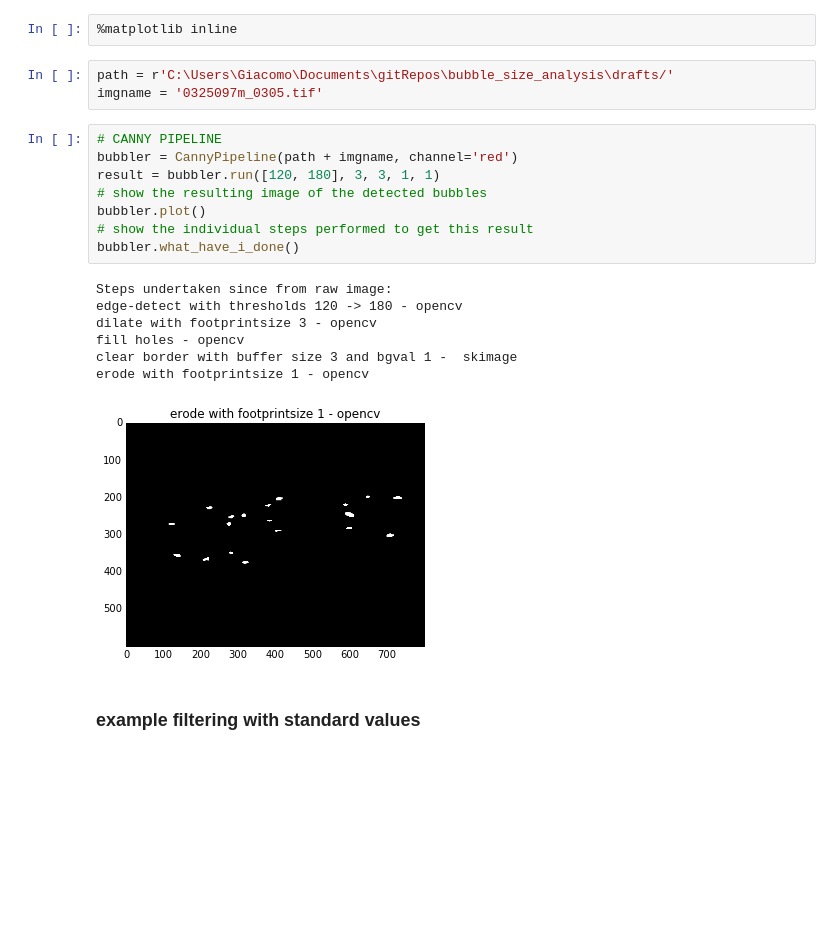
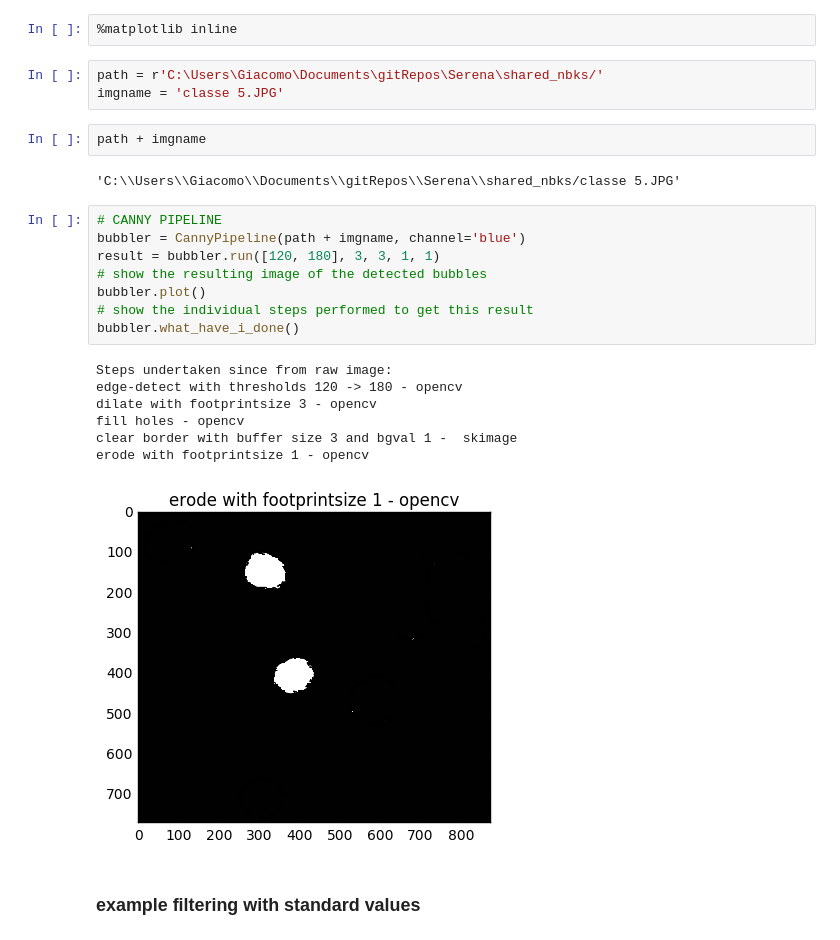
Before and after one commit to serenafalcioni/shared_nbks, a Jupyter notebook: bubblekicker_img_processing.ipynb, the cells around one changed output. Cells and saved outputs as stored; diff of their text form; blank space fills up the shorter version.

```diff
--- a/bubblekicker_img_processing.ipynb
+++ b/bubblekicker_img_processing.ipynb
@@ -9,24 +9,28 @@ from bubblekicker.pipelines import CannyPipeline, AdaptiveThresholdPipeline
 # %%
 %matplotlib inline
 # %%
-path = r'C:\Users\Giacomo\Documents\gitRepos\bubble_size_analysis\drafts/'
-imgname = '0325097m_0305.tif'
+path = r'C:\Users\Giacomo\Documents\gitRepos\Serena\shared_nbks/'
+imgname = 'classe 5.JPG'
+# %%
+path + imgname
+# %% [output]
+'C:\\Users\\Giacomo\\Documents\\gitRepos\\Serena\\shared_nbks/classe 5.JPG'
 # %%
 # CANNY PIPELINE
-bubbler = CannyPipeline(path + imgname, channel='red')
+bubbler = CannyPipeline(path + imgname, channel='blue')
 result = bubbler.run([120, 180], 3, 3, 1, 1)
 # show the resulting image of the detected bubbles
 bubbler.plot()
 # show the individual steps performed to get this result
 bubbler.what_have_i_done()
 # %% [output]
 Steps undertaken since from raw image:
 edge-detect with thresholds 120 -> 180 - opencv
 dilate with footprintsize 3 - opencv
 fill holes - opencv
 clear border with buffer size 3 and bgval 1 -  skimage
 erode with footprintsize 1 - opencv
-[figure, old version]
+[figure, new version]
 # %% [markdown]
 ### example filtering with standard values
 # %%
```
